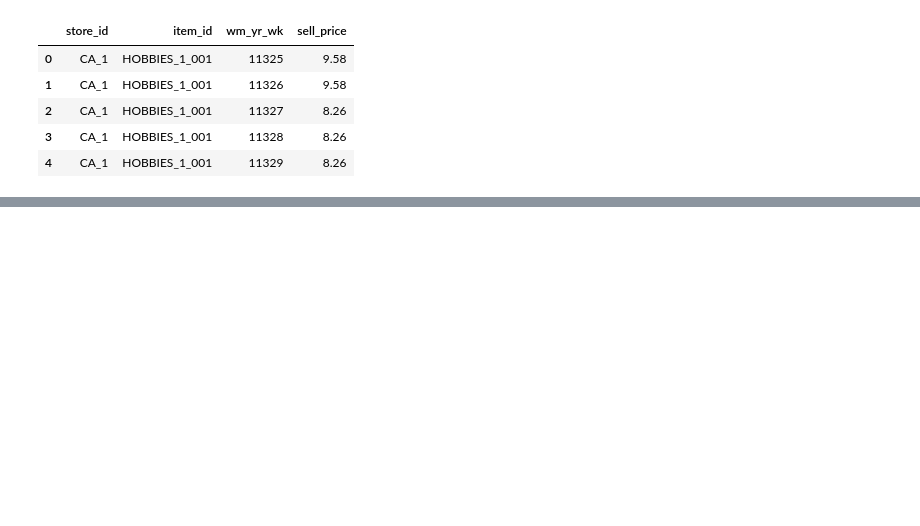
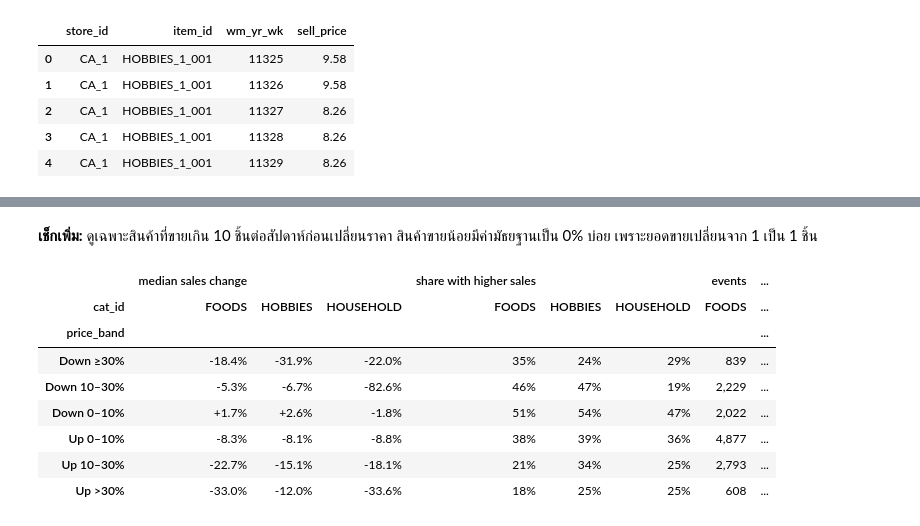
Before and after one commit to fpatt/kaggle-m5-accuracy, a Jupyter notebook: eda.ipynb, the cells around one changed output, grey strips where cells are left out. Saved outputs shown, nothing was run; the diff lists cells and outputs as text; code cells hidden in the pictures; blank space fills up the shorter version.

```diff
--- a/eda.ipynb
+++ b/eda.ipynb
@@ -305,0 +488,17 @@ prices_df.head()
+# %% [markdown]
+**เช็กเพิ่ม:** ดูเฉพาะสินค้าที่ขายเกิน 10 ชิ้นต่อสัปดาห์ก่อนเปลี่ยนราคา
+สินค้าขายน้อยมีค่ามัธยฐานเป็น 0% บ่อย เพราะยอดขายเปลี่ยนจาก 1 เป็น 1 ชิ้น
+# %%
+summarize_events(price_events[price_events["before"] > 10]).style \
+    .format("{:+.1%}", subset=["median sales change"]) \
+    .format("{:.0%}", subset=["share with higher sales"]).format("{:,}", subset=["events"])
+# %% [output]
+|  | median sales change |  |  | share with higher sales |  |  | events | ... |
+| cat_id | FOODS | HOBBIES | HOUSEHOLD | FOODS | HOBBIES | HOUSEHOLD | FOODS | ... |
+| price_band |  |  |  |  |  |  |  | ... |
+| Down ≥30% | -18.4% | -31.9% | -22.0% | 35% | 24% | 29% | 839 | ... |
+| Down 10–30% | -5.3% | -6.7% | -82.6% | 46% | 47% | 19% | 2,229 | ... |
+| Down 0–10% | +1.7% | +2.6% | -1.8% | 51% | 54% | 47% | 2,022 | ... |
+| Up 0–10% | -8.3% | -8.1% | -8.8% | 38% | 39% | 36% | 4,877 | ... |
+| Up 10–30% | -22.7% | -15.1% | -18.1% | 21% | 34% | 25% | 2,793 | ... |
+| Up >30% | -33.0% | -12.0% | -33.6% | 18% | 25% | 25% | 608 | ... |
```
Also changed, not shown: parts of 47 cells of this notebook.
